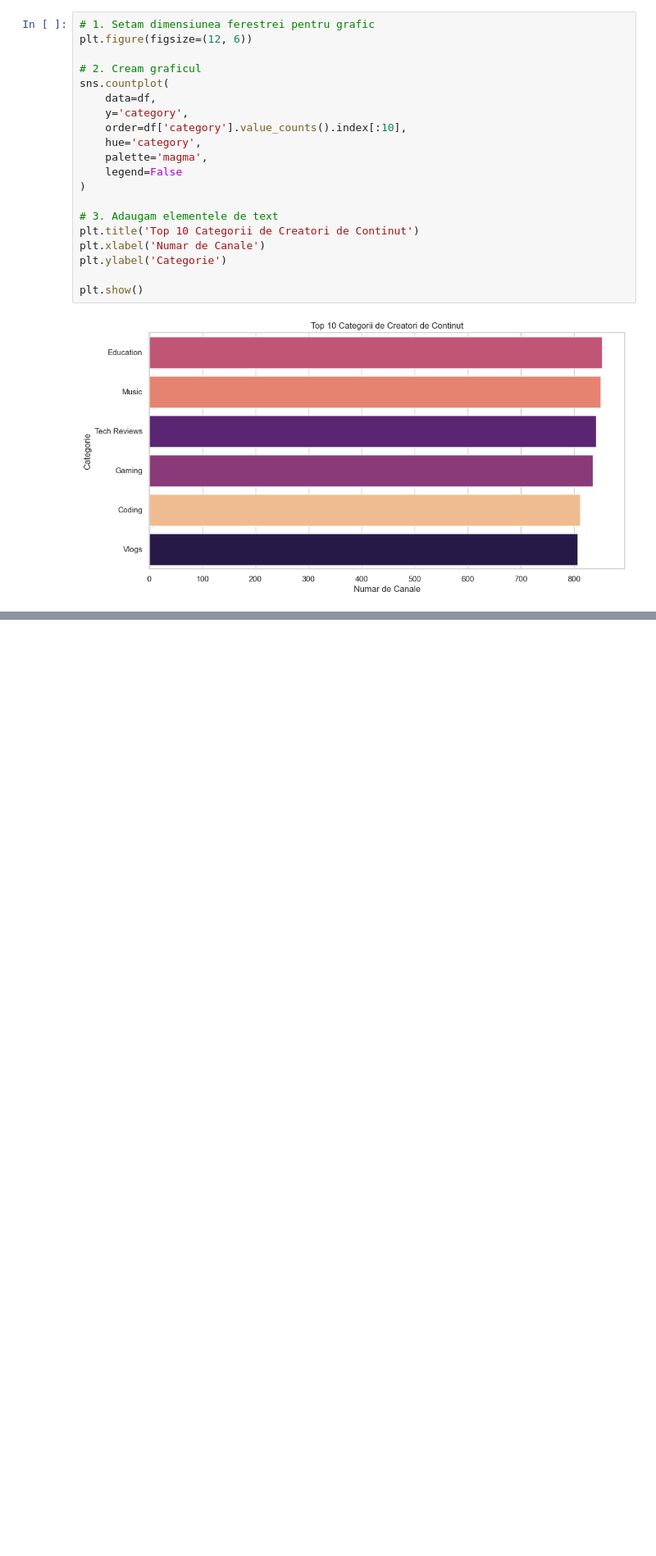
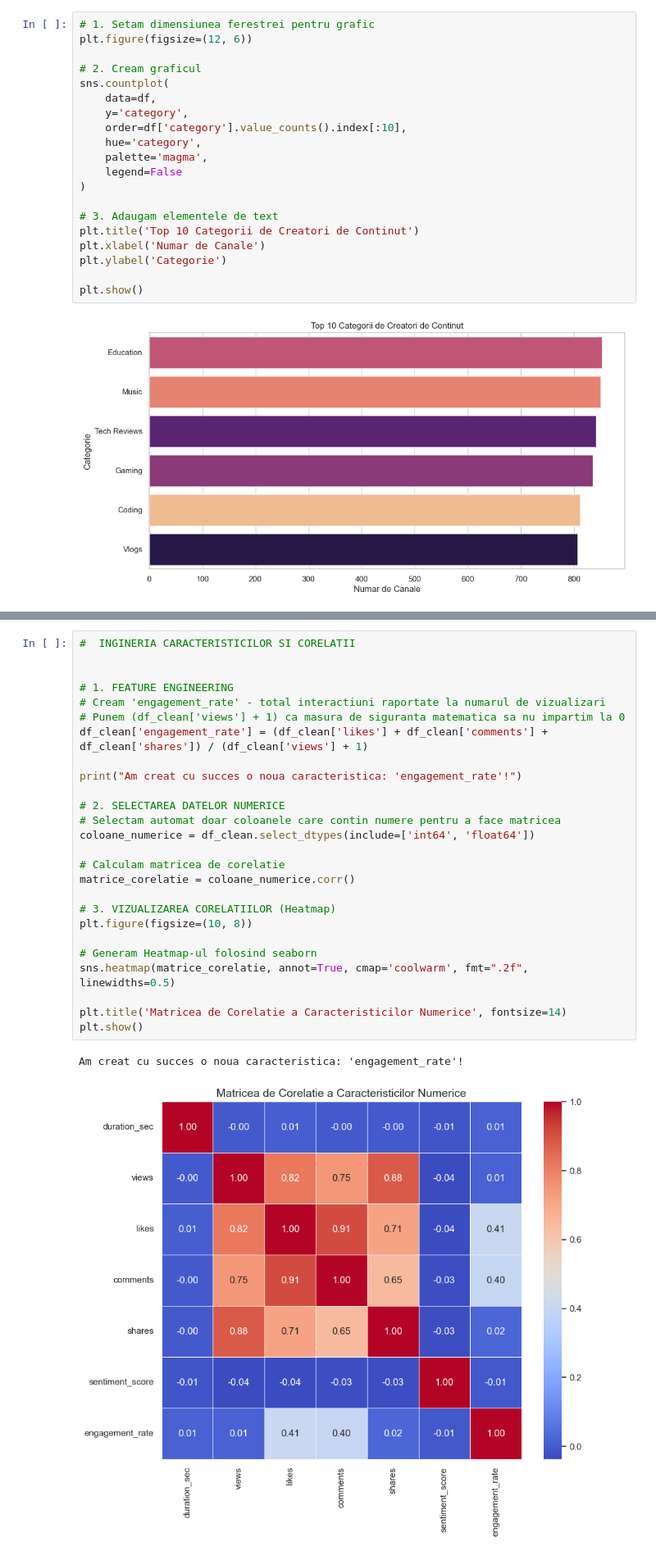
Before and after one commit to Morovanuuu/Proiect-Sisteme-Inteligente, a Jupyter notebook: analiza_youtube.ipynb, the cells around one changed output, grey strips where cells are left out. Shown at 82% size. Saved outputs shown, nothing was run; the diff lists cells and outputs as text; blank space fills up the shorter version.

Commit message:
Feature Engineering, Vizualizarea corelatiilor

```diff
--- a/analiza_youtube.ipynb
+++ b/analiza_youtube.ipynb
@@ -99,3 +99,32 @@ Coloane ramase: 12
 | 2 | 2024-03-04 14:39:48 | VID_890301 | Gaming | English | BR | 1895 | 7509 | 730 | 45 | 25 | ... |
 | 3 | 2025-05-04 11:05:26 | VID_613444 | Education | Urdu | PK | 841 | 17361 | 1302 | 122 | 25 | ... |
 | 4 | 2024-09-22 20:22:31 | VID_602671 | Gaming | Japanese | IN | 1246 | 18494 | 756 | 63 | 42 | ... |
+# %%
+#  INGINERIA CARACTERISTICILOR SI CORELATII
+
+
+# 1. FEATURE ENGINEERING
+# Cream 'engagement_rate' - total interactiuni raportate la numarul de vizualizari
+# Punem (df_clean['views'] + 1) ca masura de siguranta matematica sa nu impartim la 0
+df_clean['engagement_rate'] = (df_clean['likes'] + df_clean['comments'] + df_clean['shares']) / (df_clean['views'] + 1)
+
+print("Am creat cu succes o noua caracteristica: 'engagement_rate'!")
+
+# 2. SELECTAREA DATELOR NUMERICE
+# Selectam automat doar coloanele care contin numere pentru a face matricea
+coloane_numerice = df_clean.select_dtypes(include=['int64', 'float64'])
+
+# Calculam matricea de corelatie
+matrice_corelatie = coloane_numerice.corr()
+
+# 3. VIZUALIZAREA CORELATIILOR (Heatmap)
+plt.figure(figsize=(10, 8))
+
+# Generam Heatmap-ul folosind seaborn
+sns.heatmap(matrice_corelatie, annot=True, cmap='coolwarm', fmt=".2f", linewidths=0.5)
+
+plt.title('Matricea de Corelatie a Caracteristicilor Numerice', fontsize=14)
+plt.show()
+# %% [output]
+Am creat cu succes o noua caracteristica: 'engagement_rate'!
+[figure, added]
```
Also changed, not shown: parts of 1 cell of this notebook.
